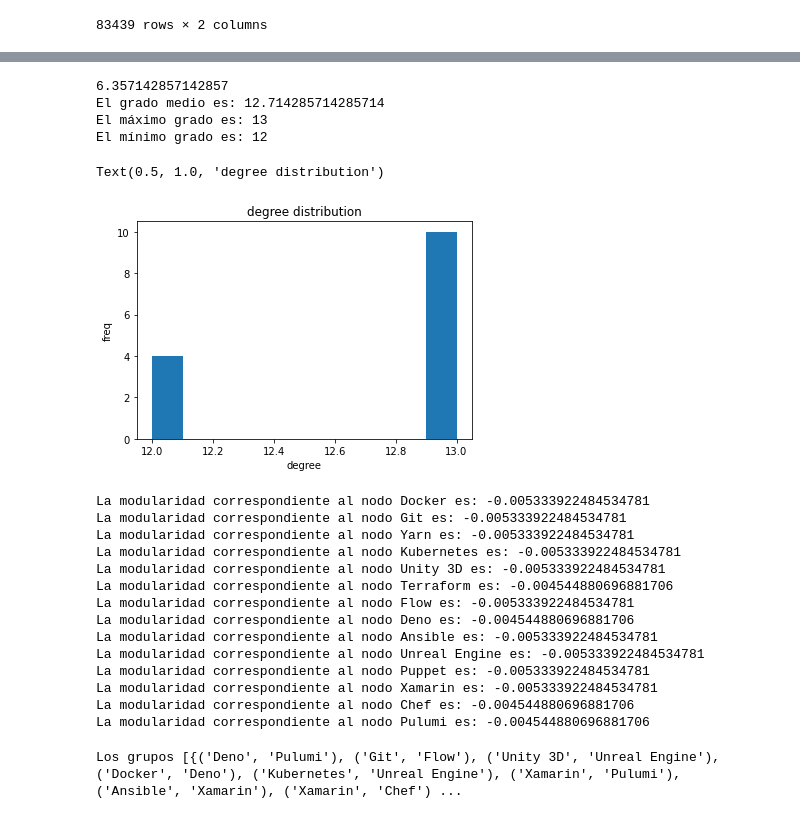
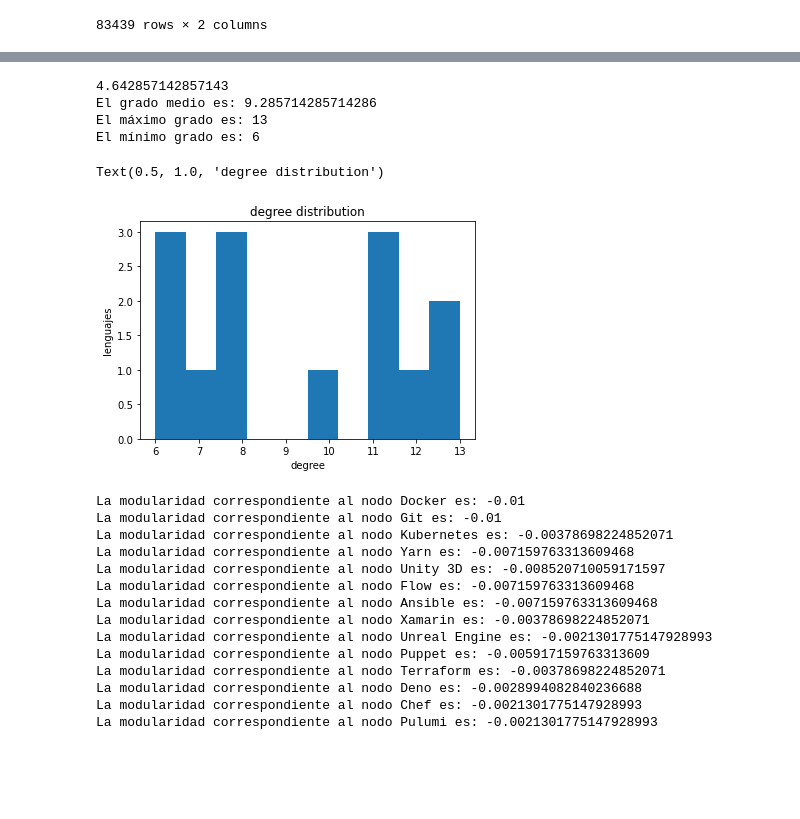
Before and after one commit to eca1001/TFG, a Jupyter notebook: code.ipynb, the cells around one changed output, grey strips where cells are left out. Cells and saved outputs as stored; diff of their text form; code cells hidden in the pictures; blank space fills up the shorter version.

```diff
--- a/code.ipynb
+++ b/code.ipynb
@@ -42,15 +42,14 @@ public.loc[:, ["ResponseId", "ToolsTechHaveWorkedWith"]]
 | 83438 | 83439 | Docker;Git |
 83439 rows × 2 columns
 # %%
-#"""
+"""
 G = nx.Graph()
 for a in range (len(public)):
-#for a in range (1000):
     nodoLenguaje = public.to_numpy()[a][26]
 
     if str(nodoLenguaje) != "nan":
         listaLenguajes = nodoLenguaje.split(';')
-        if len(listaLenguajes) < 4:
+        if len(listaLenguajes) == 2: #umbral de poda: personas que trabajan con 2 lenguajes
             for i in range(len(listaLenguajes)):
                 j=i+1
                 G.add_node(listaLenguajes[i])
@@ -66,10 +65,10 @@ for a in range (len(public)):
                     j+=1
 
 #Guardar grafo
-nx.write_graphml(G, "lenguajesPersonasTrabajanMenos4lenguajes.graphml")
-#"""
+nx.write_graphml(G, "lenguajesPersonasTrabajan2lenguajes.graphml")
+"""
 
 #Cargar grafo
-G = nx.read_graphml("lenguajesPersonasTrabajanMenos4lenguajes.graphml")
+G = nx.read_graphml("lenguajesPersonasTrabajan2lenguajes.graphml")
 print(G.nodes)
 # %% [output]
@@ -177,18 +246,18 @@ print("El grado medio es:",gradoMed)
 print("El máximo grado es:",degree.max())
 print("El mínimo grado es:",degree.min())
 # %% [output]
-6.357142857142857
-El grado medio es: 12.714285714285714
+4.642857142857143
+El grado medio es: 9.285714285714286
 El máximo grado es: 13
-El mínimo grado es: 12
+El mínimo grado es: 6
 # %%
 (n,x,p)=plt.hist(degree)
 plt.xlabel('degree')
-plt.ylabel('freq')
+plt.ylabel('lenguajes')
 plt.title('degree distribution')
 # %% [output]
 Text(0.5, 1.0, 'degree distribution')
-[figure, old version]
+[figure, new version]
 # %%
 def calculaModularidad(G, particion):
     valor = 0
@@ -230,17 +299,17 @@ def calculaModularidad(G, particion):
 for nodo in G.nodes():
     print("La modularidad correspondiente al nodo", nodo ,"es:",calculaModularidad(G,[{nodo}]))
 # %% [output]
-La modularidad correspondiente al nodo Docker es: -0.005333922484534781
-La modularidad correspondiente al nodo Git es: -0.005333922484534781
-La modularidad correspondiente al nodo Yarn es: -0.005333922484534781
-La modularidad correspondiente al nodo Kubernetes es: -0.005333922484534781
-La modularidad correspondiente al nodo Unity 3D es: -0.005333922484534781
-La modularidad correspondiente al nodo Terraform es: -0.004544880696881706
-La modularidad correspondiente al nodo Flow es: -0.005333922484534781
-La modularidad correspondiente al nodo Deno es: -0.004544880696881706
-La modularidad correspondiente al nodo Ansible es: -0.005333922484534781
-La modularidad correspondiente al nodo Unreal Engine es: -0.005333922484534781
-La modularidad correspondiente al nodo Puppet es: -0.005333922484534781
-La modularidad correspondiente al nodo Xamarin es: -0.005333922484534781
-La modularidad correspondiente al nodo Chef es: -0.004544880696881706
-La modularidad correspondiente al nodo Pulumi es: -0.004544880696881706
+La modularidad correspondiente al nodo Docker es: -0.01
+La modularidad correspondiente al nodo Git es: -0.01
+La modularidad correspondiente al nodo Kubernetes es: -0.00378698224852071
+La modularidad correspondiente al nodo Yarn es: -0.007159763313609468
+La modularidad correspondiente al nodo Unity 3D es: -0.008520710059171597
+La modularidad correspondiente al nodo Flow es: -0.007159763313609468
+La modularidad correspondiente al nodo Ansible es: -0.007159763313609468
+La modularidad correspondiente al nodo Xamarin es: -0.00378698224852071
+La modularidad correspondiente al nodo Unreal Engine es: -0.0021301775147928993
+La modularidad correspondiente al nodo Puppet es: -0.005917159763313609
+La modularidad correspondiente al nodo Terraform es: -0.00378698224852071
+La modularidad correspondiente al nodo Deno es: -0.0028994082840236688
+La modularidad correspondiente al nodo Chef es: -0.0021301775147928993
+La modularidad correspondiente al nodo Pulumi es: -0.0021301775147928993
@@ -270,25 +316,3 @@ def detectarComunidades(G):
-# %%
-modularidades = []
-particiones = []
-
-GC = G.copy()
-ejercicio2 = detectarComunidades(GC)
-parti=[]
-
-j=1
-for i in ejercicio2:
-    par = []
-    for ii in i:
-        for n in GC.edges():
-            if ii == n[0]:
-                par.append(n)
-
-    parti.append({n for n in par})
-
-colores=calculaModularidad(G,parti)
-print("Los grupos",parti,"tienen modularidad", colores)
-# %% [output]
-Los grupos [{('Deno', 'Pulumi'), ('Git', 'Flow'), ('Unity 3D', 'Unreal Engine'), ('Docker', 'Deno'), ('Kubernetes', 'Unreal Engine'), ('Xamarin', 'Pulumi'), ('Ansible', 'Xamarin'), ('Xamarin', 'Chef') ...
 # %%
 #https://programminghistorian.org/es/lecciones/crear-y-ver-archivos-html-con-python
 #https://docs.python.org/es/3/library/webbrowser.html
```
Also changed, not shown: parts of 18 cells of this notebook, 3 other files.
